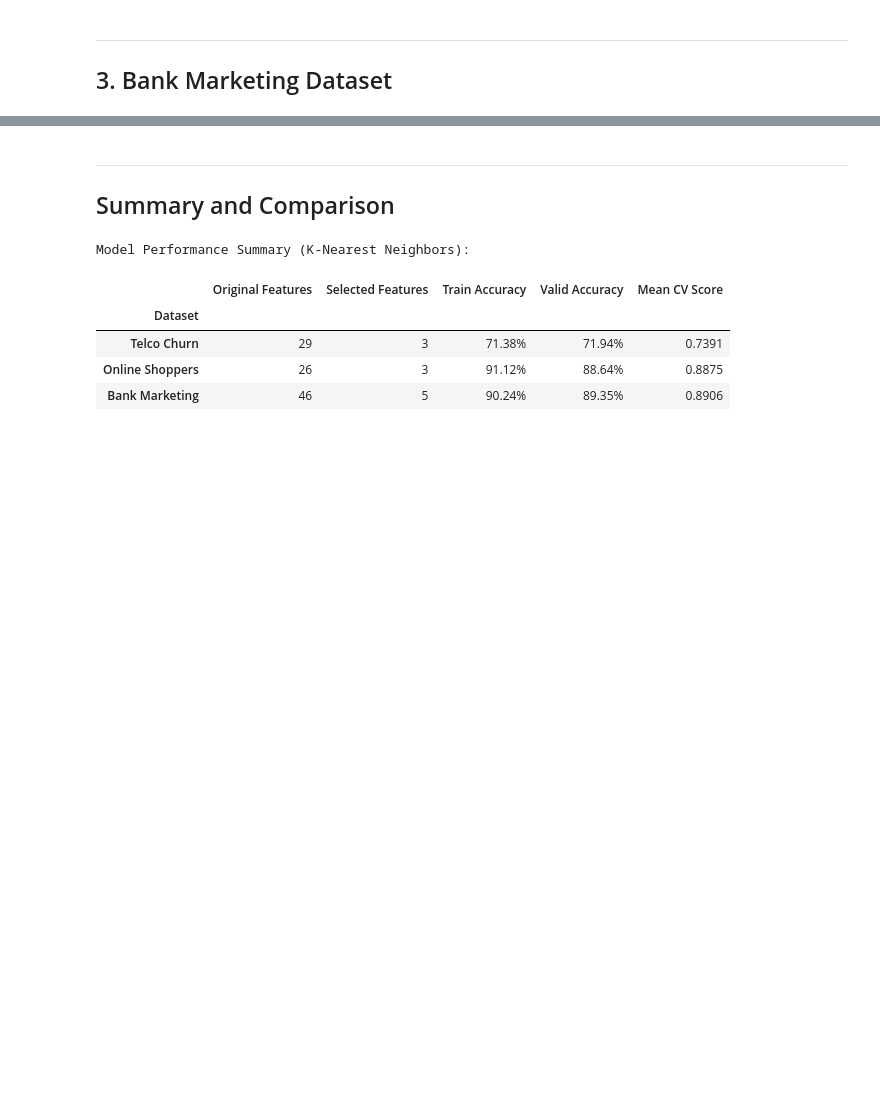
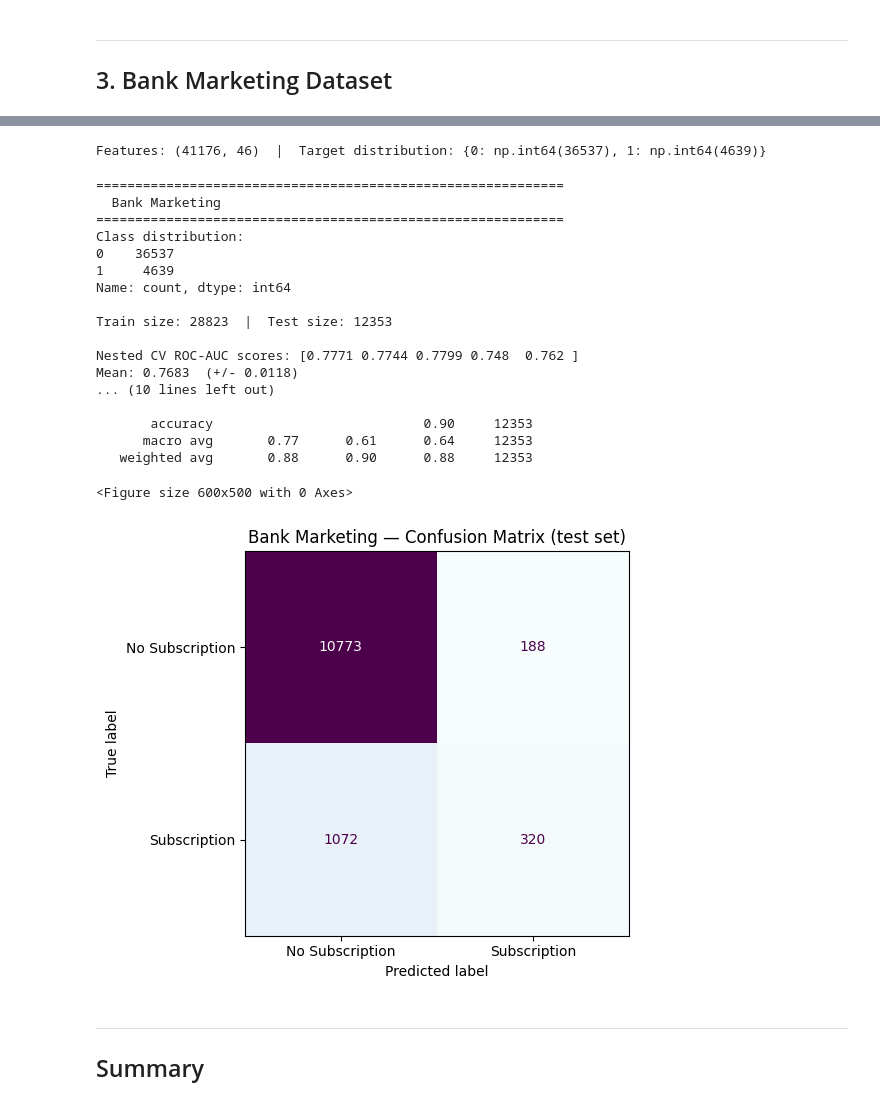
Before and after one commit to johannes3502/customer-decision-prediction, a Jupyter notebook: src/knn_analysis.ipynb, the cells around one changed output, grey strips where cells are left out. Saved outputs shown, nothing was run; the diff lists cells and outputs as text; code cells hidden in the pictures; blank space fills up the shorter version.

```diff
--- a/src/knn_analysis.ipynb
+++ b/src/knn_analysis.ipynb
@@ -536,0 +307,4 @@ Actual
+# %%
+df_bank = pd.read_csv('bank_clean.csv')
+print(f'Shape: {df_bank.shape}')
+print(df_bank.head())
@@ -537,27 +329,38 @@ Actual
+# %%
+X_bank = df_bank.drop(columns=['y'])
+y_bank = df_bank['y'].values
+
+X_bank = encode_features(X_bank)
+
+print(f'Features: {X_bank.shape}  |  Target distribution: {dict(pd.Series(y_bank).value_counts())}')
+# %% [output]
+Features: (41176, 46)  |  Target distribution: {0: np.int64(36537), 1: np.int64(4639)}
+# %%
+results_bank = run_knn_pipeline(
+    X_bank.values, y_bank,
+    dataset_name='Bank Marketing',
+    class_labels=['No Subscription', 'Subscription'],
+)
+# %% [output]
+============================================================
+  Bank Marketing
+============================================================
+Class distribution:
+0    36537
+1     4639
+Name: count, dtype: int64
+
+Train size: 28823  |  Test size: 12353
+
+Nested CV ROC-AUC scores: [0.7771 0.7744 0.7799 0.748  0.762 ]
+Mean: 0.7683  (+/- 0.0118)
+... (10 lines left out)
+
+       accuracy                           0.90     12353
+      macro avg       0.77      0.61      0.64     12353
+   weighted avg       0.88      0.90      0.88     12353
+<Figure size 600x500 with 0 Axes>
+[figure, added]
 # %% [markdown]
 ---
-## Summary and Comparison
+## Summary
-# %%
-summary_data = {
-    'Dataset': ['Telco Churn', 'Online Shoppers', 'Bank Marketing'],
-    'Original Features': [X_telco.shape[1], X_online.shape[1], X_bank.shape[1]],
-    'Selected Features': [X_telco_selected.shape[1], X_online_selected.shape[1], X_bank_selected.shape[1]],
-    'Train Accuracy': [f"{acc_telco_train:.2f}%", f"{acc_online_train:.2f}%", f"{acc_bank_train:.2f}%"],
-    'Valid Accuracy': [f"{acc_telco_valid:.2f}%", f"{acc_online_valid:.2f}%", f"{acc_bank_valid:.2f}%"],
-    'Mean CV Score': [
-        f"{cv_scores_telco.mean():.4f}",
-        f"{cv_scores_online.mean():.4f}",
-        f"{cv_scores_bank.mean():.4f}"
-    ]
-}
-
-summary_df = pd.DataFrame(summary_data).set_index("Dataset")
-print("\nModel Performance Summary (K-Nearest Neighbors):")
-display(summary_df)
-# %% [output]
-Model Performance Summary (K-Nearest Neighbors):
-|  | Original Features | Selected Features | Train Accuracy | Valid Accuracy | Mean CV Score |
-| Dataset |  |  |  |  |  |
-| Telco Churn | 29 | 3 | 71.38% | 71.94% | 0.7391 |
-| Online Shoppers | 26 | 3 | 91.12% | 88.64% | 0.8875 |
-| Bank Marketing | 46 | 5 | 90.24% | 89.35% | 0.8906 |
```
Also changed, not shown: parts of 46 cells of this notebook.
